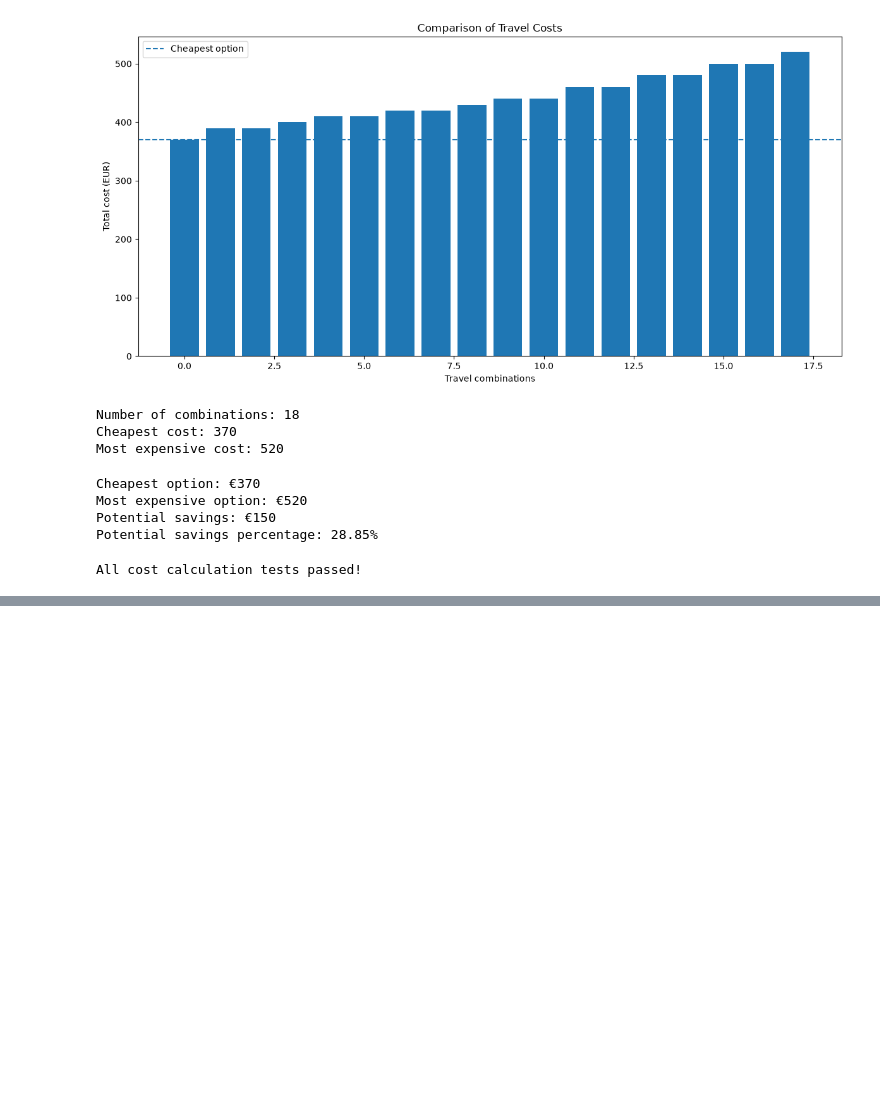
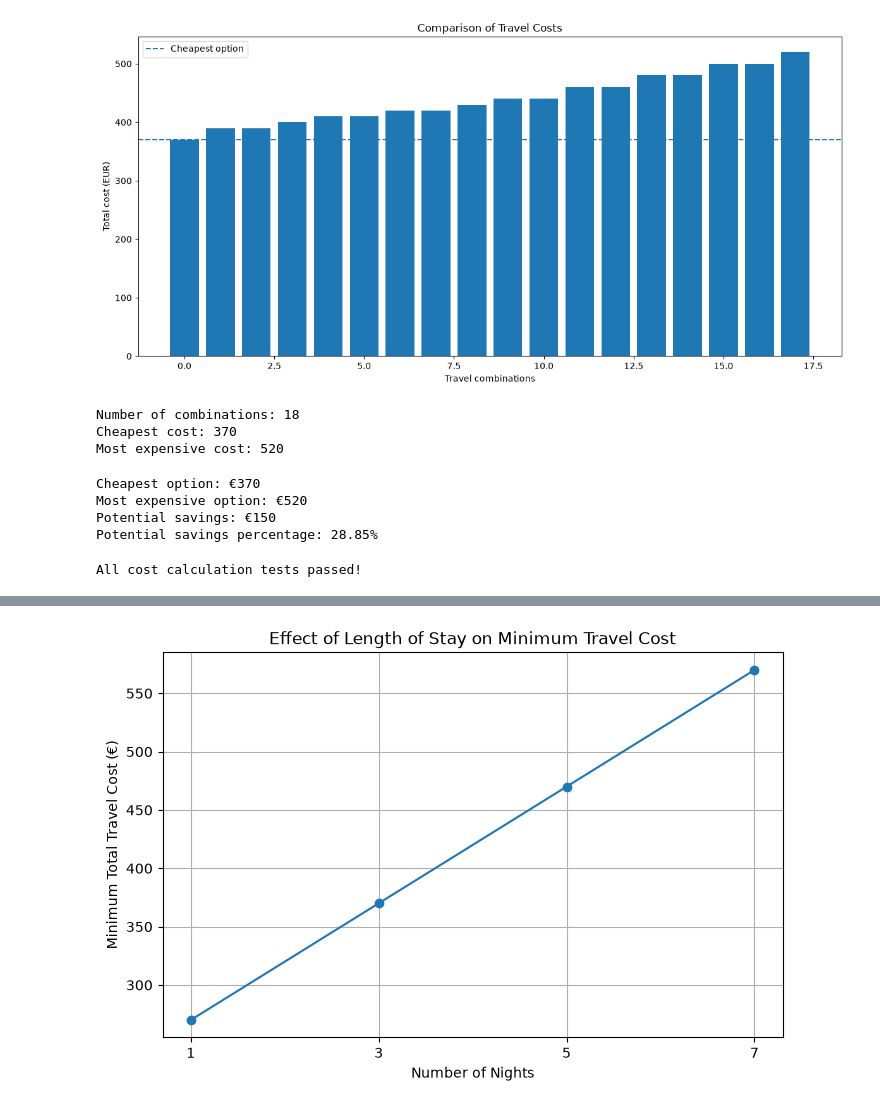
Before and after one commit to ivetuzunova/dental-tourism-cost-optimization, a Jupyter notebook: dental_tourism_cost_optimization.ipynb, the cells around one changed output, grey strips where cells are left out. Saved outputs shown, nothing was run; the diff lists cells and outputs as text; code cells hidden in the pictures; blank space fills up the shorter version.

Commit message:
Optimiz. math. model + experiment in stay duration

```diff
--- a/dental_tourism_cost_optimization.ipynb
+++ b/dental_tourism_cost_optimization.ipynb
@@ -259,0 +373,17 @@ Increase in total cost: €30
+# %%
+
+import matplotlib.pyplot as plt
+
+nights = [result["nights"] for result in stay_results]
+minimum_costs = [result["minimum_cost"] for result in stay_results]
+
+plt.figure(figsize=(8, 5))
+plt.plot(nights, minimum_costs, marker="o")
+plt.title("Effect of Length of Stay on Minimum Travel Cost")
+plt.xlabel("Number of Nights")
+plt.ylabel("Minimum Total Travel Cost (€)")
+plt.xticks(nights)
+plt.grid(True)
+plt.show()
+# %% [output]
+[figure, added]
```
Also changed, not shown: parts of 12 cells of this notebook.
